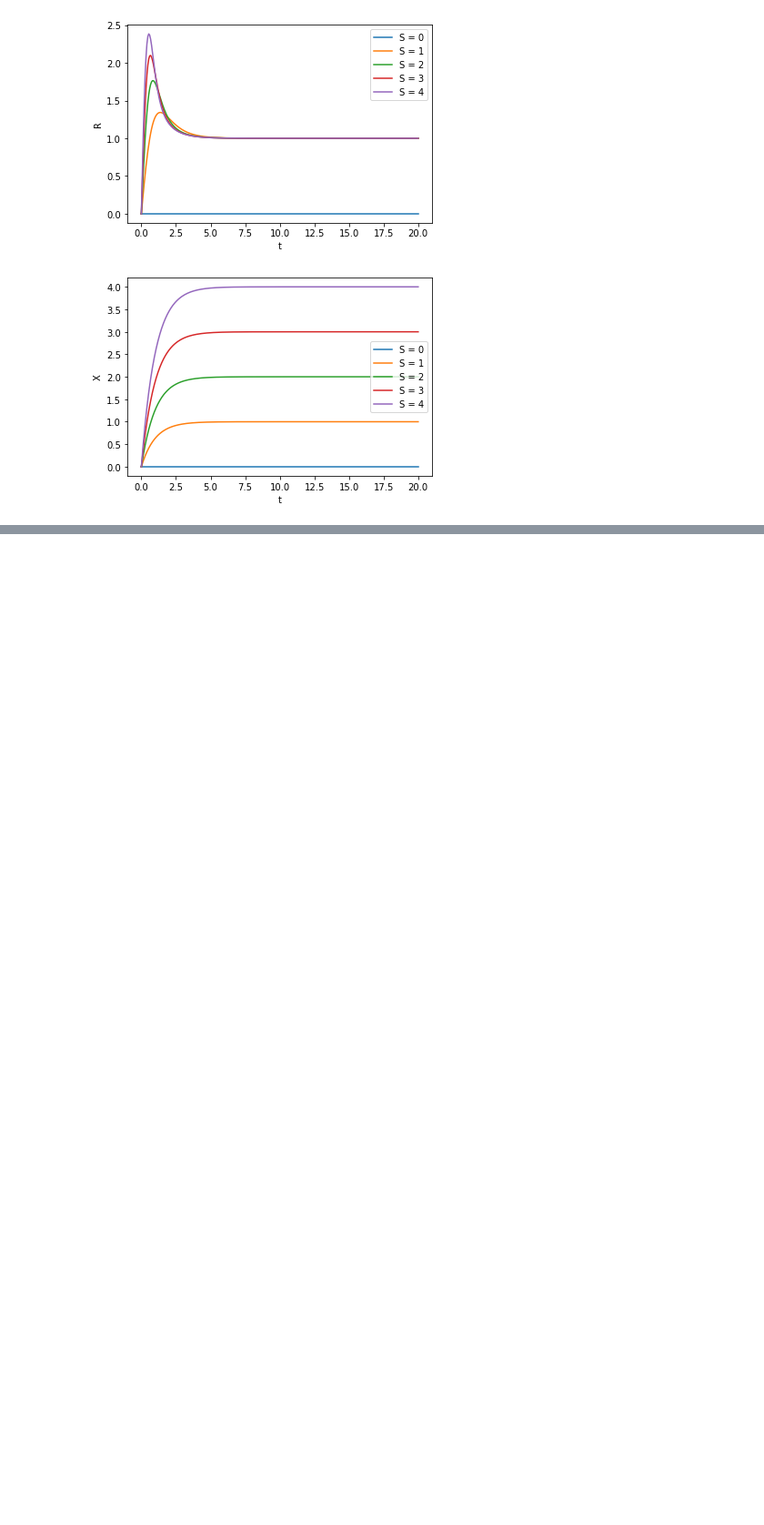
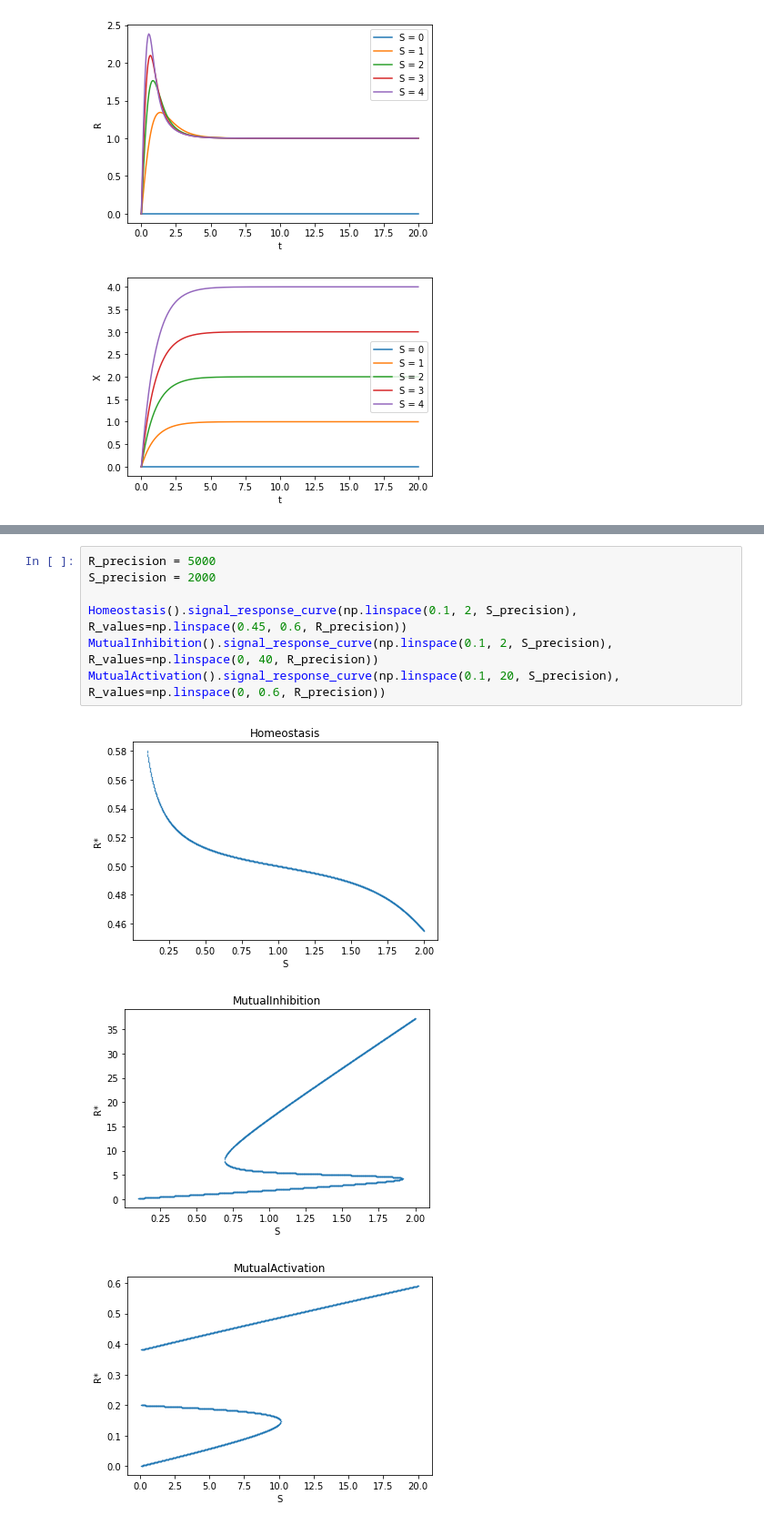
Before and after one commit to Nickvs99/ComputationalBiology, a Jupyter notebook: Set2/set2.ipynb, the cells around one changed output, grey strips where cells are left out. Shown at 91% size. Saved outputs shown, nothing was run; the diff lists cells and outputs as text; blank space fills up the shorter version.

```diff
--- a/Set2/set2.ipynb
+++ b/Set2/set2.ipynb
@@ -146,0 +193,11 @@ MutualActivation(k0=0.4,k1=0.01,k2=1,k3=1,k4=0.2,J3=0.05,J4=0.05).rate_different
+# %%
+R_precision = 5000
+S_precision = 2000
+
+Homeostasis().signal_response_curve(np.linspace(0.1, 2, S_precision), R_values=np.linspace(0.45, 0.6, R_precision))
+MutualInhibition().signal_response_curve(np.linspace(0.1, 2, S_precision), R_values=np.linspace(0, 40, R_precision))
+MutualActivation().signal_response_curve(np.linspace(0.1, 20, S_precision), R_values=np.linspace(0, 0.6, R_precision))
+# %% [output]
+[figure, added]
+[figure, added]
+[figure, added]
```
Also changed, not shown: parts of 6 cells of this notebook.
